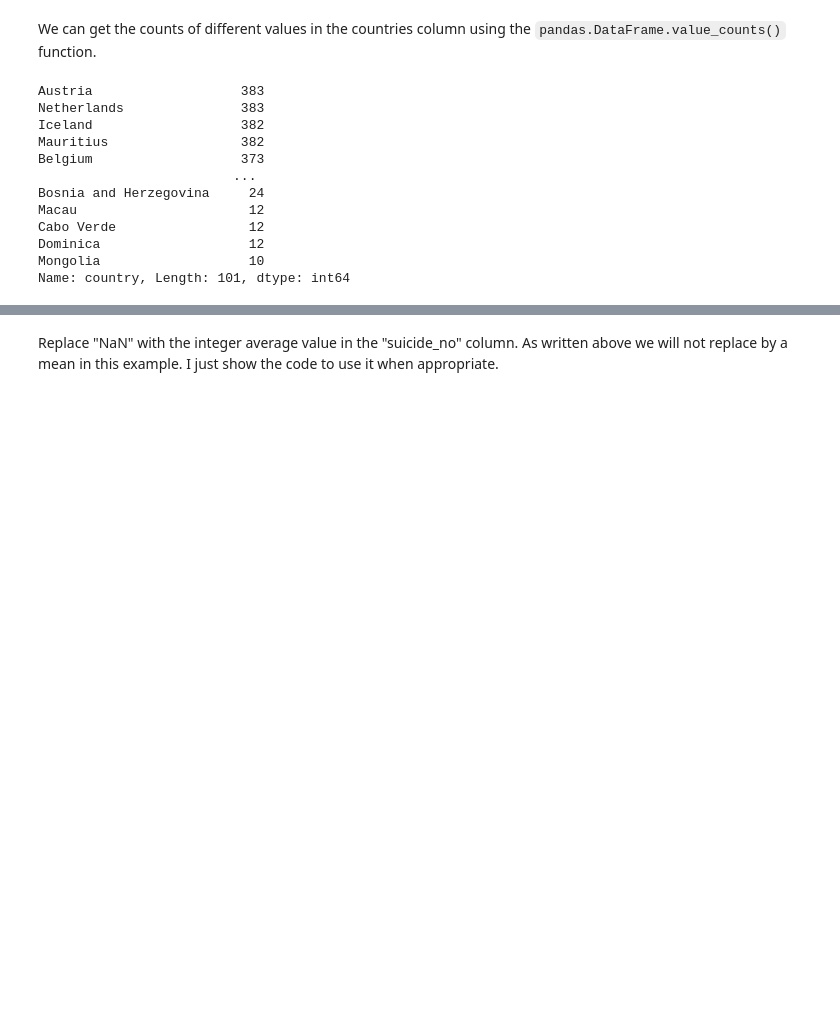
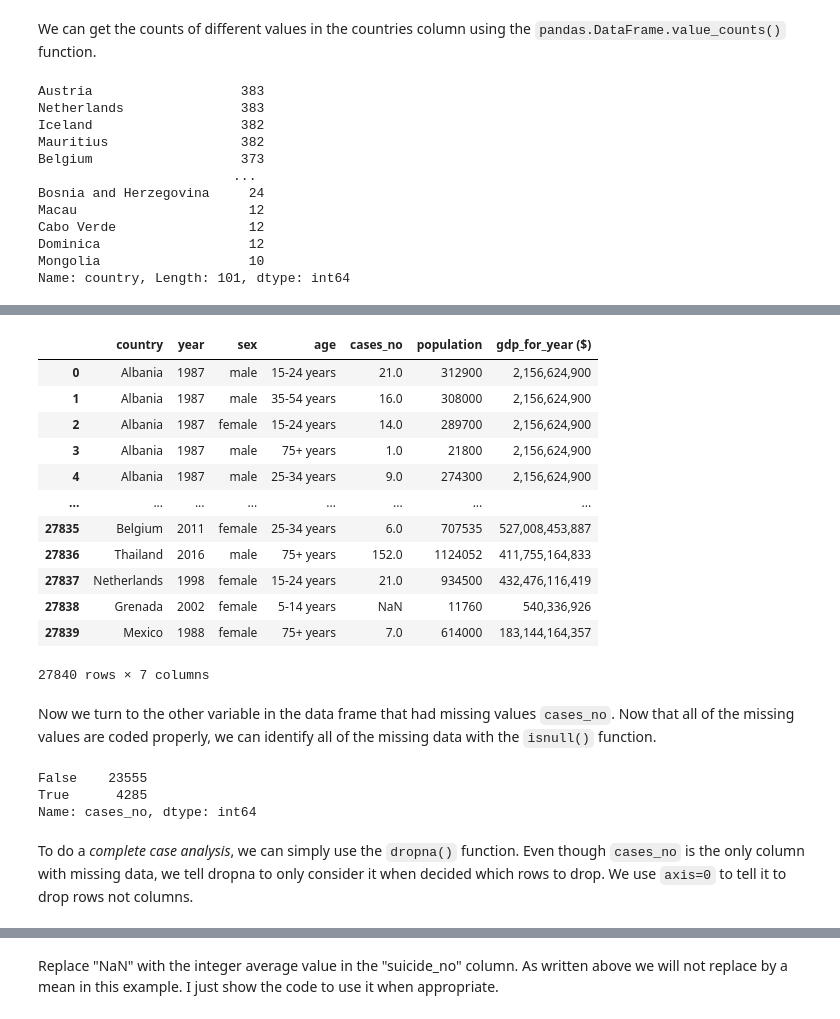
Before and after one commit to catriiona/TeamCoders_Event_Based_Model, a Jupyter notebook: Data_Cleaning_And_Wrangling/Data_Wrangling_WHO.ipynb, the cells around one changed output, grey strips where cells are left out. Saved outputs shown, nothing was run; the diff lists cells and outputs as text; code cells hidden in the pictures; blank space fills up the shorter version.

```diff
--- a/Data_Cleaning_And_Wrangling/Data_Wrangling_WHO.ipynb
+++ b/Data_Cleaning_And_Wrangling/Data_Wrangling_WHO.ipynb
@@ -531,0 +452,28 @@ print ("Average suicides integer:", int(avg_suicide_no))
+# %%
+df_no_hdi = df_raw.drop(['HDI for year'], axis = 1)
+df_no_hdi
+# %% [output]
+|  | country | year | sex | age | cases_no | population | gdp_for_year ($) |
+| 0 | Albania | 1987 | male | 15-24 years | 21.0 | 312900 | 2,156,624,900 |
+| 1 | Albania | 1987 | male | 35-54 years | 16.0 | 308000 | 2,156,624,900 |
+| 2 | Albania | 1987 | female | 15-24 years | 14.0 | 289700 | 2,156,624,900 |
+| 3 | Albania | 1987 | male | 75+ years | 1.0 | 21800 | 2,156,624,900 |
+| 4 | Albania | 1987 | male | 25-34 years | 9.0 | 274300 | 2,156,624,900 |
+| ... | ... | ... | ... | ... | ... | ... | ... |
+| 27835 | Belgium | 2011 | female | 25-34 years | 6.0 | 707535 | 527,008,453,887 |
+| 27836 | Thailand | 2016 | male | 75+ years | 152.0 | 1124052 | 411,755,164,833 |
+| 27837 | Netherlands | 1998 | female | 15-24 years | 21.0 | 934500 | 432,476,116,419 |
+| 27838 | Grenada | 2002 | female | 5-14 years | NaN | 11760 | 540,336,926 |
+| 27839 | Mexico | 1988 | female | 75+ years | 7.0 | 614000 | 183,144,164,357 |
+27840 rows × 7 columns
+# %% [markdown]
+Now we turn to the other variable in the data frame that had missing values `cases_no`. Now that all of the missing values are coded properly, we can identify all of the missing data with the `isnull()` function.
+# %%
+missing_values = df_no_hdi['cases_no'].isnull()
+missing_values.value_counts()
+# %% [output]
+False    23555
+True      4285
+Name: cases_no, dtype: int64
+# %% [markdown]
+To do a _complete case analysis_, we can simply use the `dropna()` function. Even though `cases_no` is the only column with missing data, we tell dropna to only consider it when decided which rows to drop. We use `axis=0` to tell it to drop rows not columns.
```
Also changed, not shown: parts of 136 cells of this notebook.
